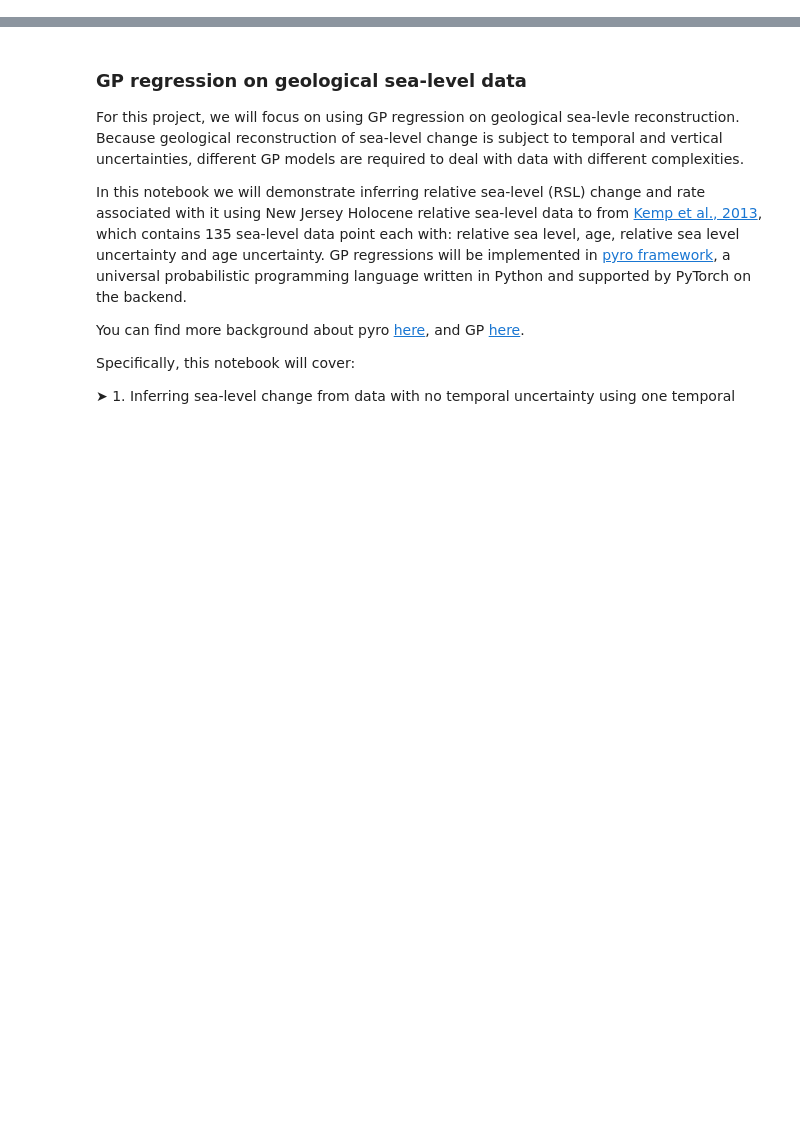
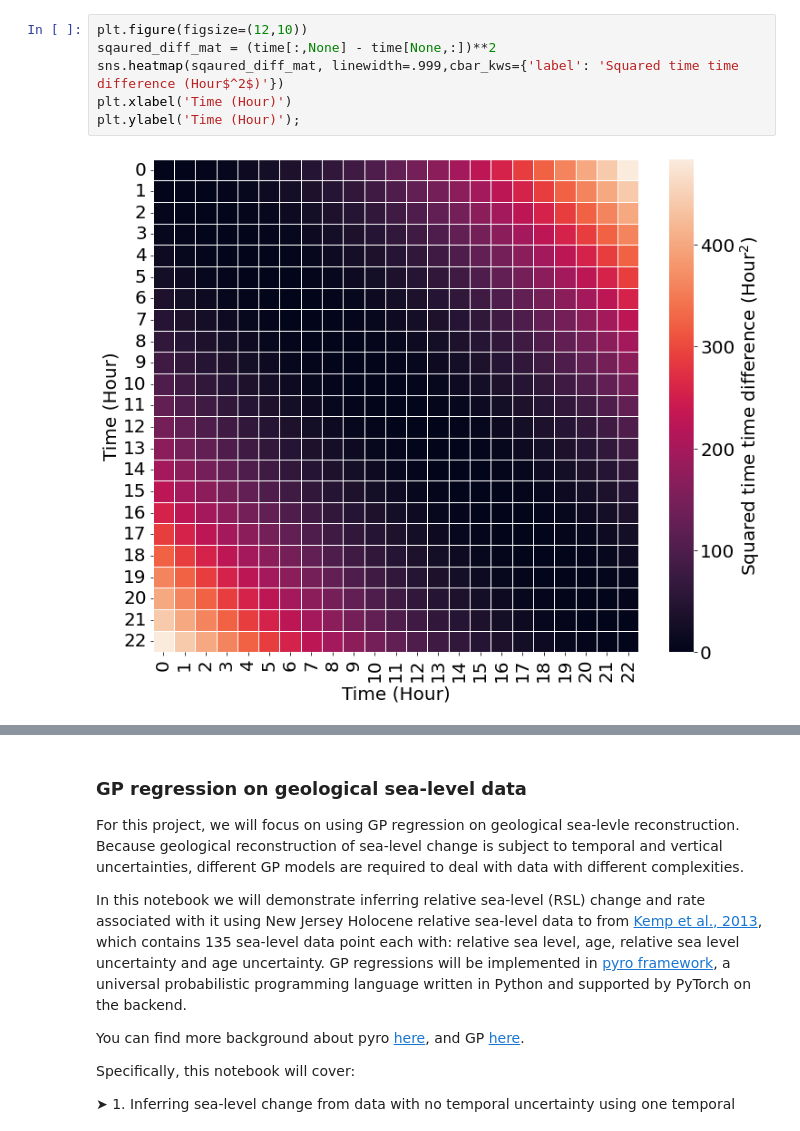
Before and after one commit to radical-collaboration/PaleoSTeHM, a Jupyter notebook: Tutorials/2. Temporal GP/4. Temporal GP.ipynb, the cells around one changed output, grey strips where cells are left out. Drawn from its saved outputs; the diff is of its cells as text; blank space fills up the shorter version.

```diff
--- a/Tutorials/2. Temporal GP/PaleoSTeHM_Temporal.ipynb
+++ b/Tutorials/2. Temporal GP/4. Temporal GP.ipynb
@@ -34,0 +67,8 @@ The difference between these two method will be demonstrated in this notebook.
+# %%
+plt.figure(figsize=(12,10))
+sqaured_diff_mat = (time[:,None] - time[None,:])**2
+sns.heatmap(sqaured_diff_mat, linewidth=.999,cbar_kws={'label': 'Squared time time difference (Hour$^2$)'})
+plt.xlabel('Time (Hour)')
+plt.ylabel('Time (Hour)');
+# %% [output]
+[figure, added]
```
Also changed, not shown: parts of 11 cells of this notebook, 4 other files.
